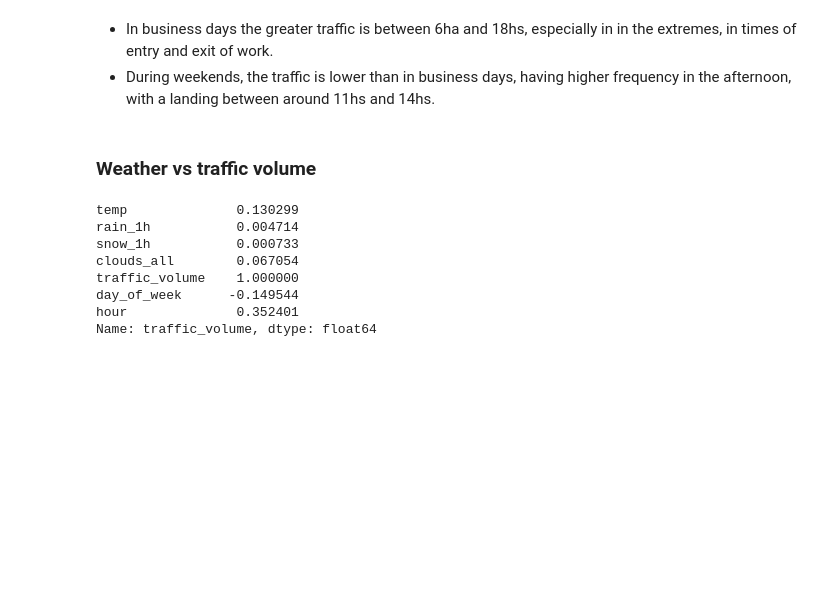
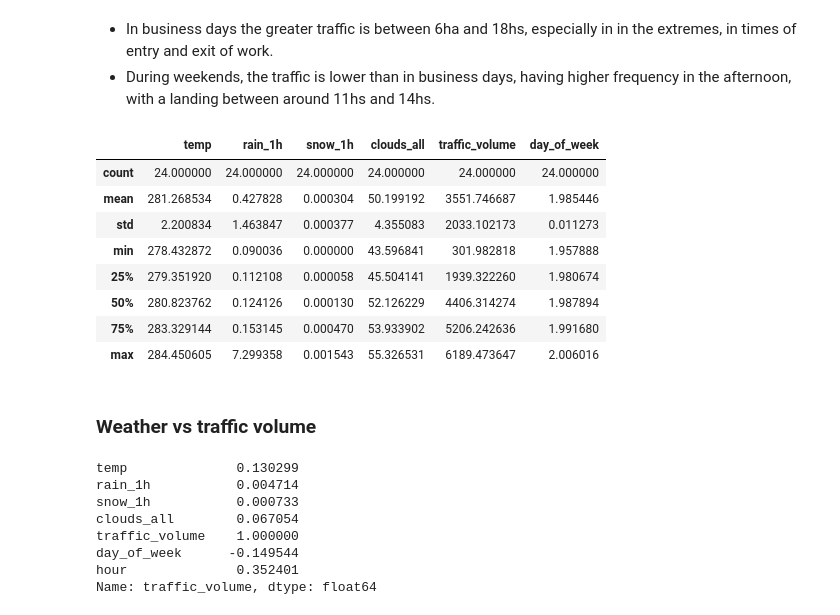
Before and after one commit to KC2016/traffic_indicators_on_i-94, a Jupyter notebook: code/Basics.ipynb, the cells around one changed output. Saved outputs shown, nothing was run; the diff lists cells and outputs as text; code cells hidden in the pictures; blank space fills up the shorter version.

```diff
--- a/code/Basics.ipynb
+++ b/code/Basics.ipynb
@@ -287,6 +315,18 @@ Text(0, 0.5, 'Frequency')
 # %% [markdown]
 - In business days the greater traffic is between 6ha and 18hs, especially in in the extremes, in times of entry and exit of work.
 - During weekends, the traffic is lower than in business days, having  higher frequency in the afternoon, with a landing between around 11hs and 14hs.
+# %%
+by_hour_business.describe()
+# %% [output]
+|  | temp | rain_1h | snow_1h | clouds_all | traffic_volume | day_of_week |
+| count | 24.000000 | 24.000000 | 24.000000 | 24.000000 | 24.000000 | 24.000000 |
+| mean | 281.268534 | 0.427828 | 0.000304 | 50.199192 | 3551.746687 | 1.985446 |
+| std | 2.200834 | 1.463847 | 0.000377 | 4.355083 | 2033.102173 | 0.011273 |
+| min | 278.432872 | 0.090036 | 0.000000 | 43.596841 | 301.982818 | 1.957888 |
+| 25% | 279.351920 | 0.112108 | 0.000058 | 45.504141 | 1939.322260 | 1.980674 |
+| 50% | 280.823762 | 0.124126 | 0.000130 | 52.126229 | 4406.314274 | 1.987894 |
+| 75% | 283.329144 | 0.153145 | 0.000470 | 53.933902 | 5206.242636 | 1.991680 |
+| max | 284.450605 | 7.299358 | 0.001543 | 55.326531 | 6189.473647 | 2.006016 |
 # %% [markdown]
 ### Weather vs traffic volume
 # %%
```
Also changed, not shown: parts of 11 cells of this notebook, 1 other file.
